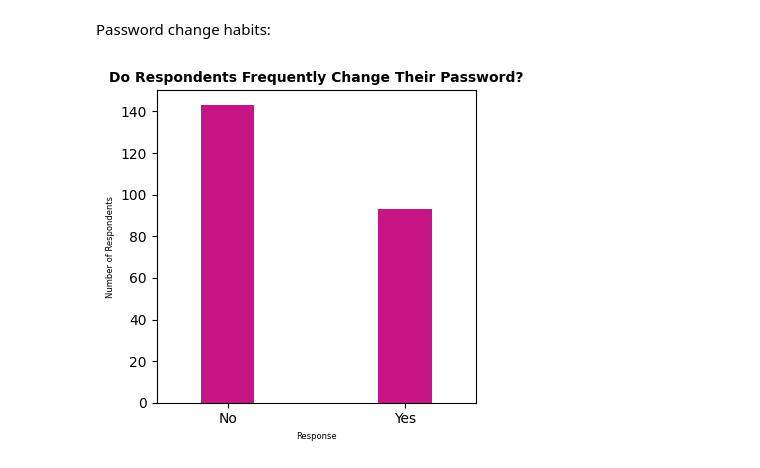
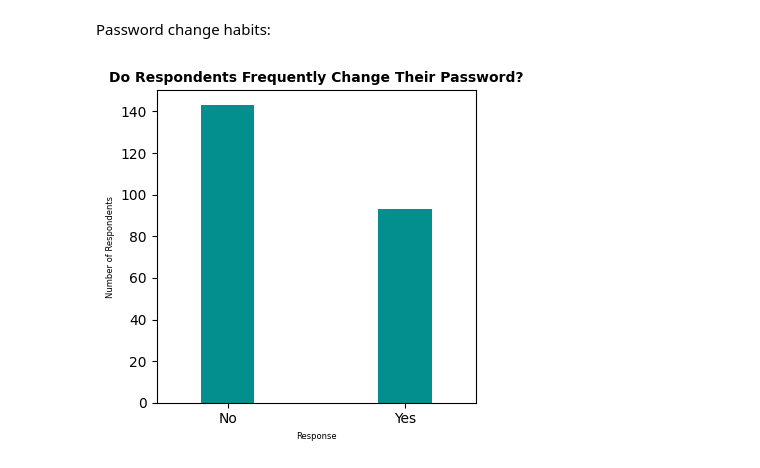
Before and after one commit to zf00593/dataset-project, a Jupyter notebook: visualisation.ipynb, the cells around one changed output. Drawn from its saved outputs; the diff is of its cells as text; code cells hidden in the pictures.

```diff
--- a/visualisation.ipynb
+++ b/visualisation.ipynb
@@ -13,19 +13,19 @@ Password change habits:
 # %%
 password_changes = analysis.password_change_summary()
 
 plt.figure(figsize=(4, 4))
 
-password_changes.plot(kind="bar", color="#C71585", legend=False, width=0.3)
+password_changes.plot(kind="bar", color="#048F8F", legend=False, width=0.3)
 
 plt.title("Do Respondents Frequently Change Their Password?",fontsize=10, fontweight="bold")
 plt.xlabel("Response", fontsize=6)
 plt.ylabel("Number of Respondents", fontsize=6)
 plt.xticks(rotation=0)
 
 plt.tight_layout()
 plt.show()
 # %% [output]
-[figure, old version]
+[figure, new version]
 # %%
 password_cyber = pd.crosstab(
     analysis.df["How Frequent!?"],
```
Also changed, not shown: parts of 5 cells of this notebook.
